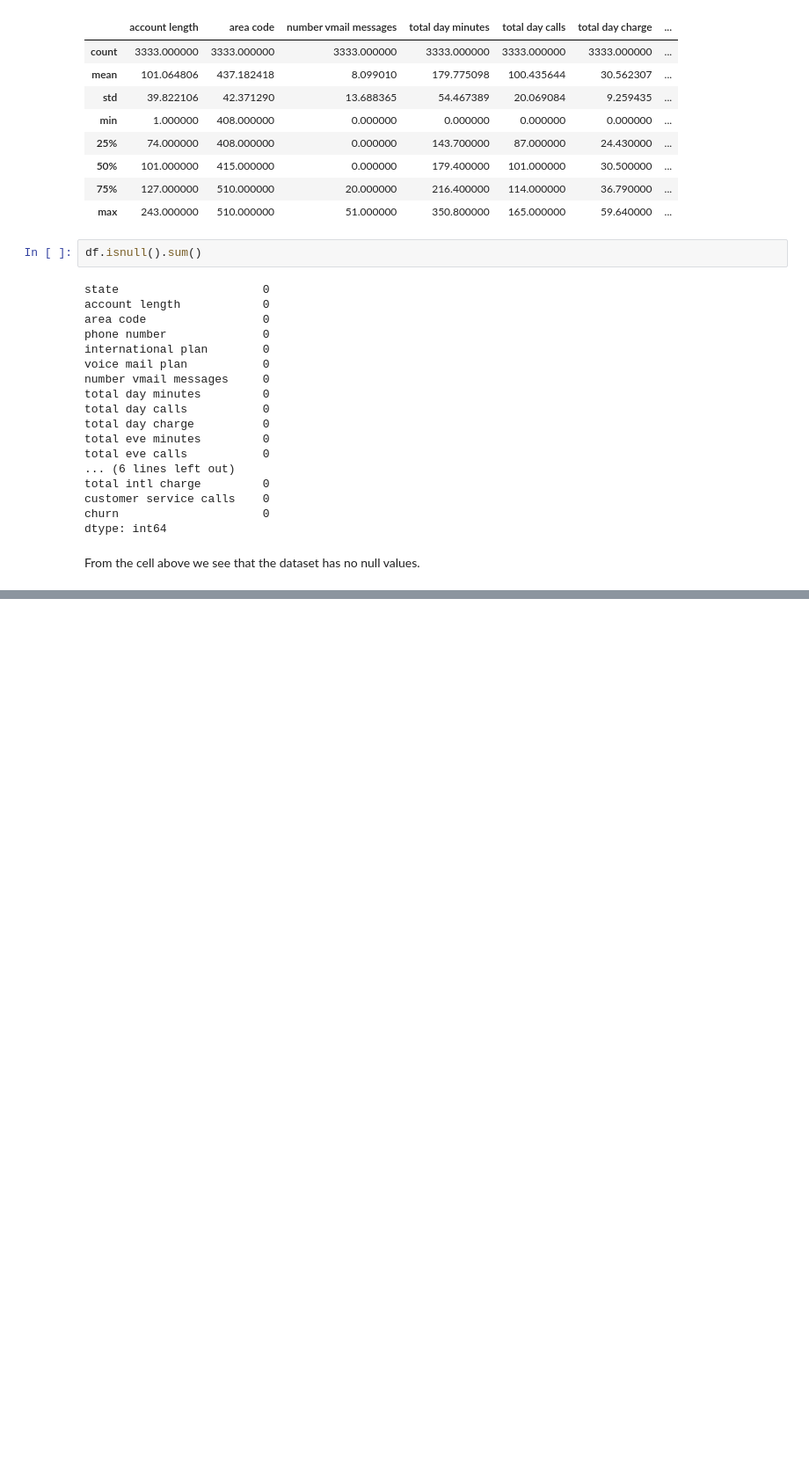
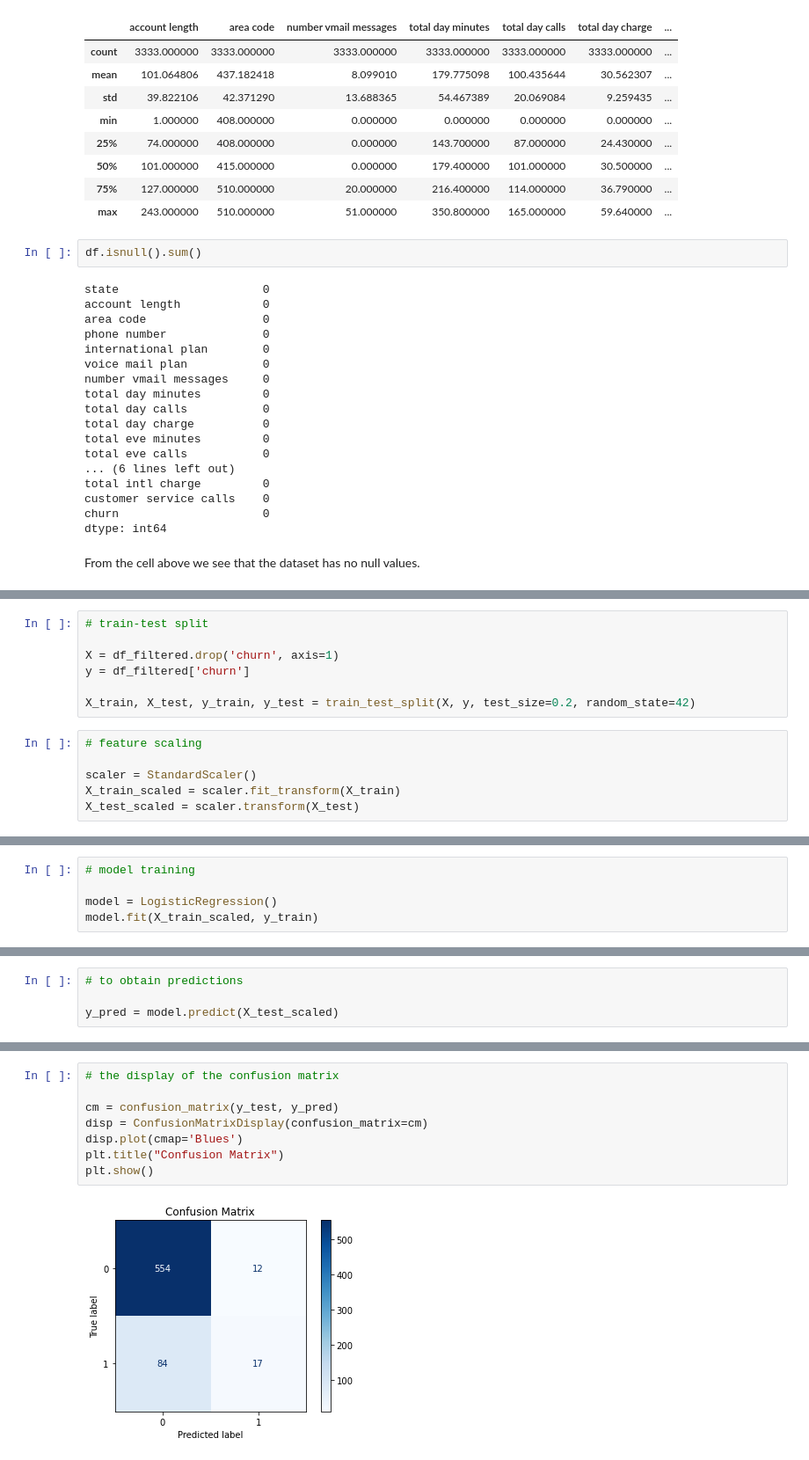
Before and after one commit to CWanderi/P3-Project, a Jupyter notebook: SyriaTel_Customer_Churn_Analysis.ipynb, the cells around one changed output, grey strips where cells are left out. Shown at 88% size. Saved outputs shown, nothing was run; the diff lists cells and outputs as text; blank space fills up the shorter version.

```diff
--- a/SyriaTel_Customer_Churn_Analysis.ipynb
+++ b/SyriaTel_Customer_Churn_Analysis.ipynb
@@ -97,0 +159,13 @@ From the cell above we see that the dataset has no null values.
+# %%
+# train-test split
+
+X = df_filtered.drop('churn', axis=1)
+y = df_filtered['churn']
+
+X_train, X_test, y_train, y_test = train_test_split(X, y, test_size=0.2, random_state=42)
+# %%
+# feature scaling
+
+scaler = StandardScaler()
+X_train_scaled = scaler.fit_transform(X_train)
+X_test_scaled = scaler.transform(X_test)
@@ -97,0 +174,5 @@ From the cell above we see that the dataset has no null values.
+# %%
+# model training
+
+model = LogisticRegression()
+model.fit(X_train_scaled, y_train)
@@ -97,0 +181,4 @@ From the cell above we see that the dataset has no null values.
+# %%
+# to obtain predictions
+
+y_pred = model.predict(X_test_scaled)
@@ -97,0 +209,10 @@ From the cell above we see that the dataset has no null values.
+# %%
+# the display of the confusion matrix
+
+cm = confusion_matrix(y_test, y_pred)
+disp = ConfusionMatrixDisplay(confusion_matrix=cm)
+disp.plot(cmap='Blues')
+plt.title("Confusion Matrix")
+plt.show()
+# %% [output]
+[figure, added]
```
Also changed, not shown: parts of 17 cells of this notebook.
